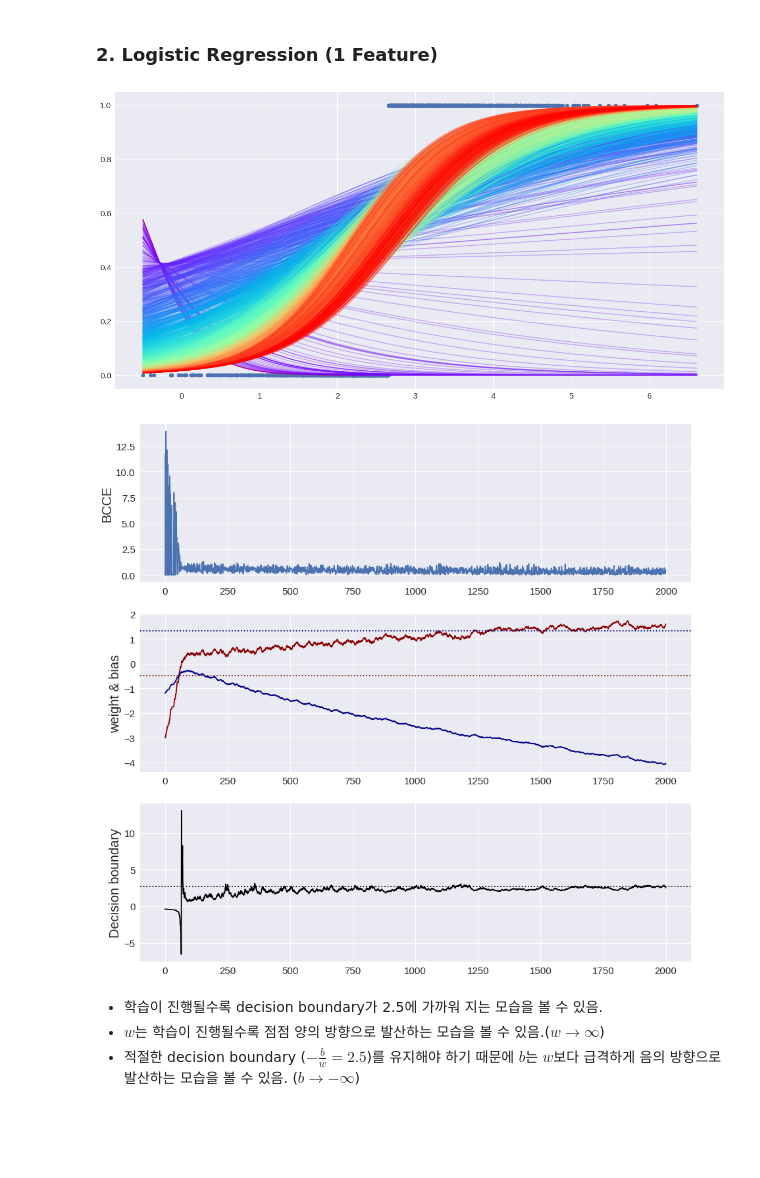
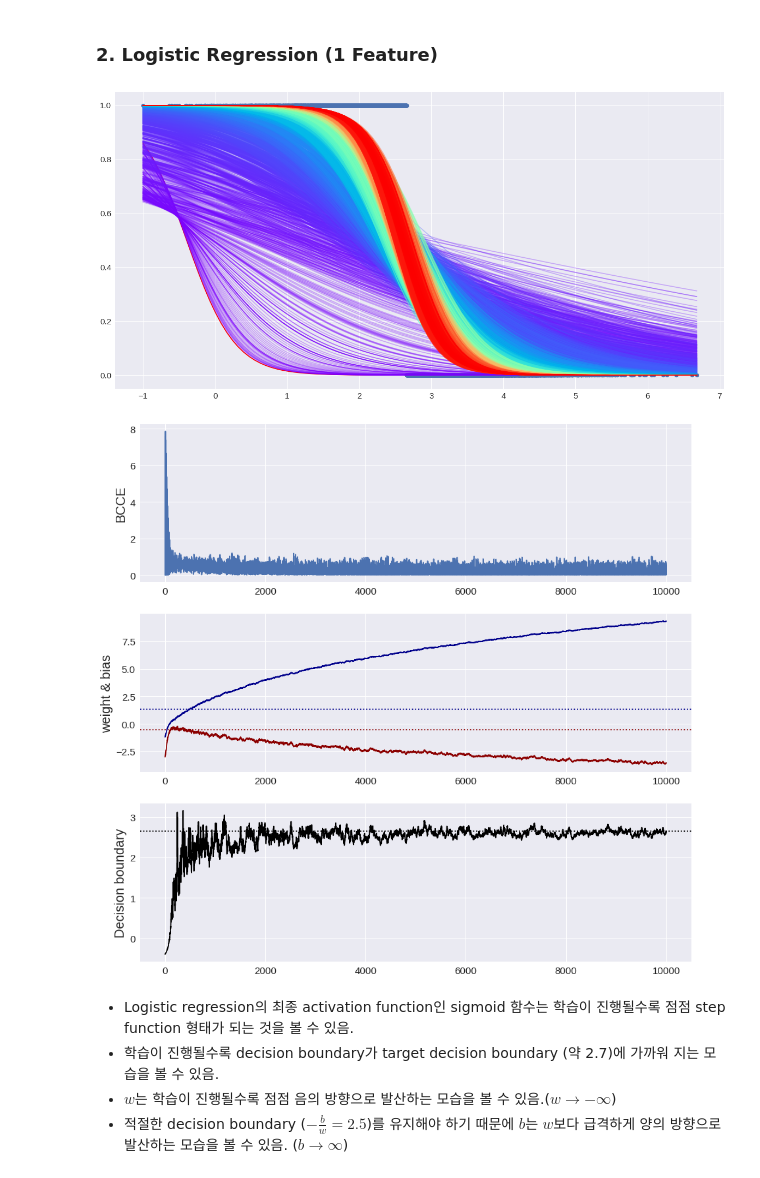
Before and after one commit to krec7748/DeepLearning_Study, a Jupyter notebook: Jacobian Matrix & Backpropagation/CH04_Linear_Logistic_Regression.ipynb, the cells around one changed output. Drawn from its saved outputs; the diff is of its cells as text; code cells hidden in the pictures; blank space fills up the shorter version.

```diff
--- a/Jacobian Matrix & Backpropagation/CH04_Linear_Logistic_Regression.ipynb
+++ b/Jacobian Matrix & Backpropagation/CH04_Linear_Logistic_Regression.ipynb
@@ -220,7 +221,7 @@ np.random.seed(1)
 plt.style.use("seaborn")
 
 #Set params
-N = 2000
+N = 10000
 lr = 0.03
 target_w = np.random.uniform(-3, 3, (1, ))
 target_b = np.random.uniform(-3, 3, (1, ))
@@ -230,7 +231,9 @@ b = np.random.uniform(-3, 3, (1, ))
 
 #Generate dataset
 x_data = np.random.normal(target_db, 1, size = (N, ))
-y_data = (x_data > target_db).astype(int)
+y_data = x_data * target_w + target_b
+y_data = 1 / (1 + np.exp(-y_data))
+y_data = (y_data > 0.5).astype(int)
 
 #Visualize dataset
 fig, ax = plt.subplots(figsize = (20, 10))
@@ -240,10 +243,11 @@ ax.scatter(x_data, y_data)
 x_range = np.linspace(x_data.min(), x_data.max(), 100)
 y_range = x_range * w + b
 y_range = 1 / (1 + np.exp(-y_range))
+
+cmap = cm.get_cmap("rainbow", lut = N)
 ax.plot(x_range, y_range, color = cmap(9999), alpha = 1)
 
 #Train model and visualize updated models
-cmap = cm.get_cmap("rainbow", lut = N)
 J_track = list()
 w_track, b_track, db_track = [w], [b], [-b/w]
 for data_idx, (x, y) in enumerate(zip(x_data, y_data)):
@@ -270,36 +274,37 @@ for data_idx, (x, y) in enumerate(zip(x_data, y_data)):
     db = -b/w
     w_track.append(w)
     b_track.append(b)
     db_track.append(db)
 
     #Visualize updated model
     y_range = x_range * w + b
     y_range = 1 / (1 + np.exp(-y_range))
     ax.plot(x_range, y_range, color = cmap(data_idx), alpha = 0.3)
     ax.tick_params(labelsize = 15)
 
 #Visualize results
 fig, axes = plt.subplots(3, 1, figsize = (15, 15))
 
 axes[0].plot(J_track)
 axes[0].set_ylabel("BCCE", fontsize = 20)
 axes[0].tick_params(labelsize = 15)
 
 axes[1].axhline(y = target_w, color = "darkred", linestyle = ":")
 axes[1].plot(w_track, color = "darkred")
 axes[1].axhline(y = target_b, color = "darkblue", linestyle = ":")
 axes[1].plot(b_track, color = "darkblue")
 axes[1].set_ylabel("weight & bias", fontsize = 20)
 axes[1].tick_params(labelsize = 15)
 
 axes[2].axhline(y = target_db, color = "black", linestyle = ":")
 axes[2].plot(db_track, color = "black")
 axes[2].set_ylabel("Decision boundary", fontsize = 20)
 axes[2].tick_params(labelsize = 15)
 # %% [output]
-[figure, old version]
+[figure, new version]
-[figure, old version]
+[figure, new version]
 # %% [markdown]
-* 학습이 진행될수록 decision boundary가 2.5에 가까워 지는 모습을 볼 수 있음.
-* $w$는 학습이 진행될수록 점점 양의 방향으로 발산하는 모습을 볼 수 있음.($w \rightarrow ∞ $)
-* 적절한 decision boundary ($-\frac{b}{w}=2.5$)를 유지해야 하기 때문에 $b$는 $w$보다 급격하게 음의 방향으로 발산하는 모습을 볼 수 있음. ($b \rightarrow -∞ $)
+* Logistic regression의 최종 activation function인 sigmoid 함수는 학습이 진행될수록  점점 step function 형태가 되는 것을 볼 수 있음.
+* 학습이 진행될수록 decision boundary가 target decision boundary (약 2.7)에 가까워 지는 모습을 볼 수 있음.
+* $w$는 학습이 진행될수록 점점 음의 방향으로 발산하는 모습을 볼 수 있음.($w \rightarrow -∞ $)
+* 적절한 decision boundary ($-\frac{b}{w}=2.5$)를 유지해야 하기 때문에 $b$는 $w$보다 급격하게 양의 방향으로 발산하는 모습을 볼 수 있음. ($b \rightarrow ∞ $)
```
Also changed, not shown: parts of 4 cells of this notebook.
